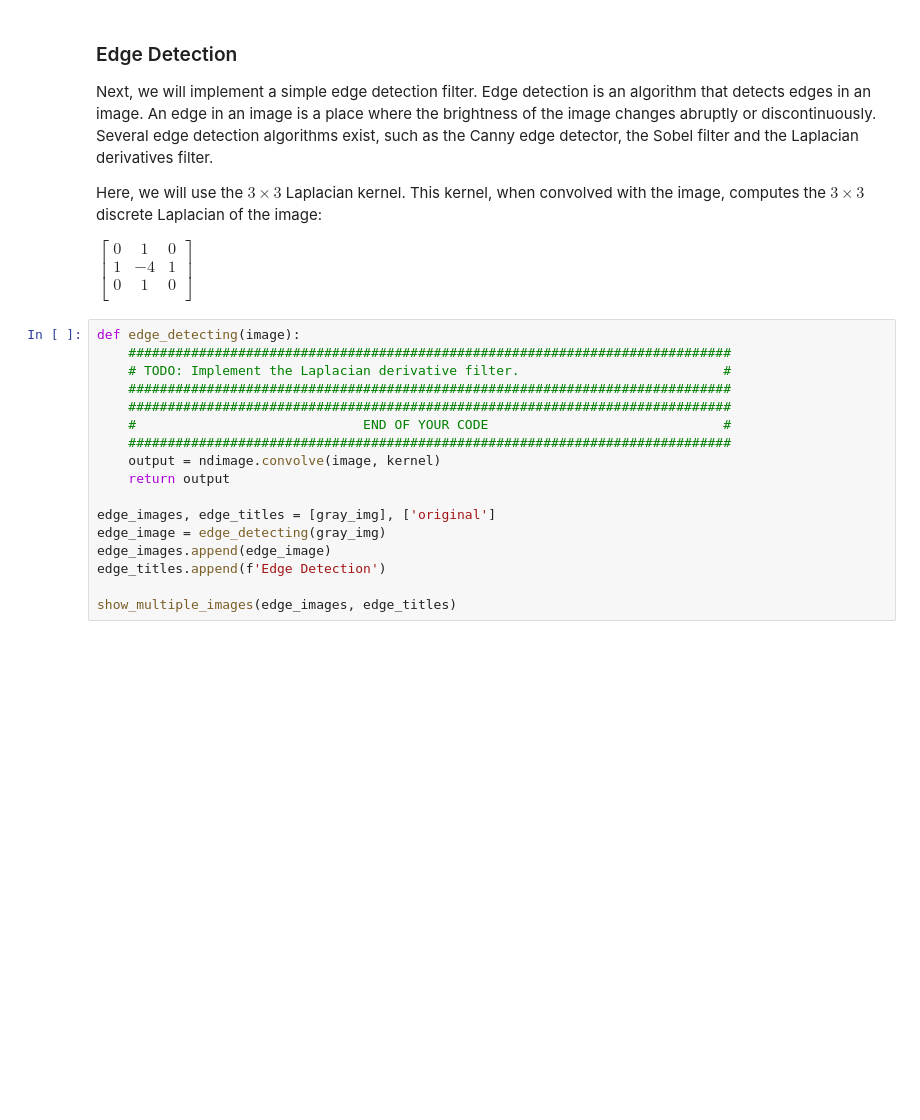
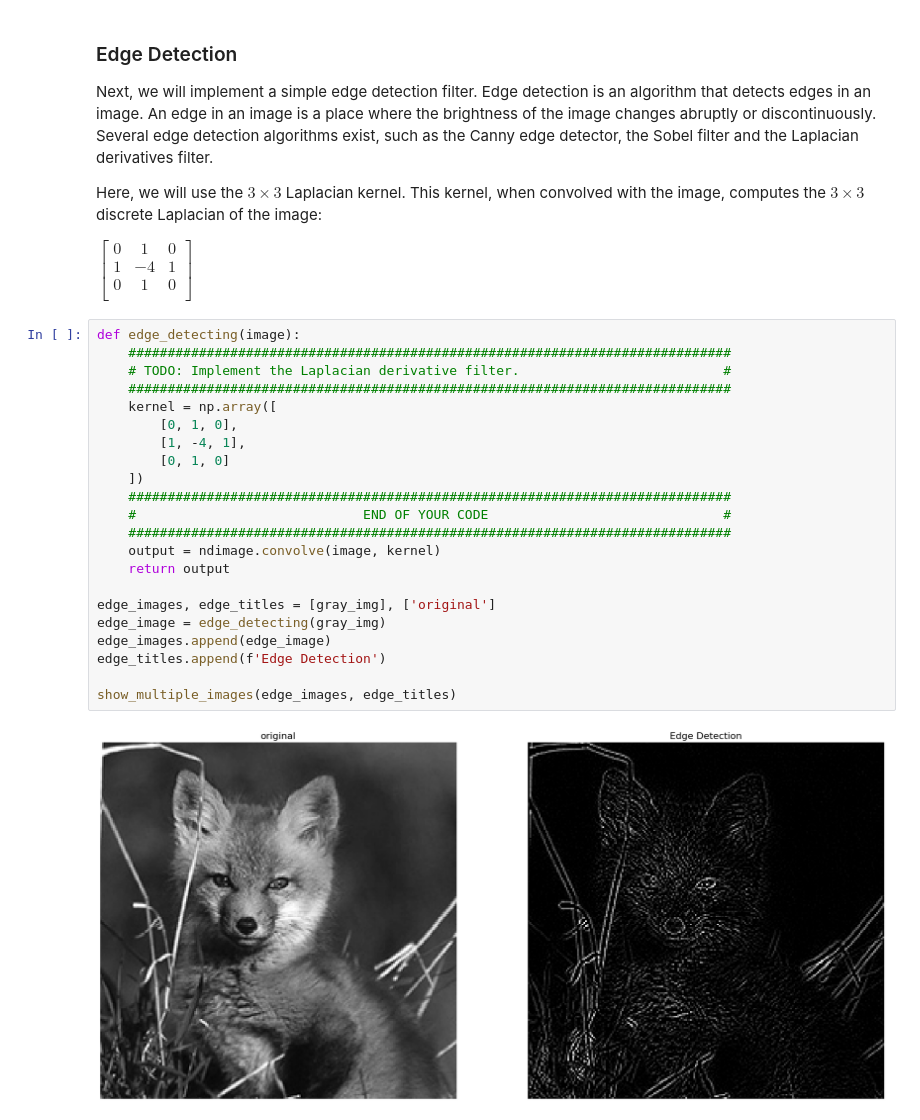
Before and after one commit to nraultwang/cs182, a Jupyter notebook: hw04/code/HandDesignFilters.ipynb, the cells around one changed output. Cells and saved outputs as stored; diff of their text form; blank space fills up the shorter version.

```diff
--- a/hw04/code/HandDesignFilters.ipynb
+++ b/hw04/code/HandDesignFilters.ipynb
@@ -129,17 +134,24 @@ $
 # %%
 def edge_detecting(image):
     #############################################################################
     # TODO: Implement the Laplacian derivative filter.                          #
     #############################################################################
+    kernel = np.array([
+        [0, 1, 0],
+        [1, -4, 1],
+        [0, 1, 0]
+    ])
     #############################################################################
     #                             END OF YOUR CODE                              #
     #############################################################################
     output = ndimage.convolve(image, kernel)
     return output
 
 edge_images, edge_titles = [gray_img], ['original']
 edge_image = edge_detecting(gray_img)
 edge_images.append(edge_image)
 edge_titles.append(f'Edge Detection')
 
 show_multiple_images(edge_images, edge_titles)
+# %% [output]
+[figure, added]
```
Also changed, not shown: parts of 2 cells of this notebook, 7 other files.
